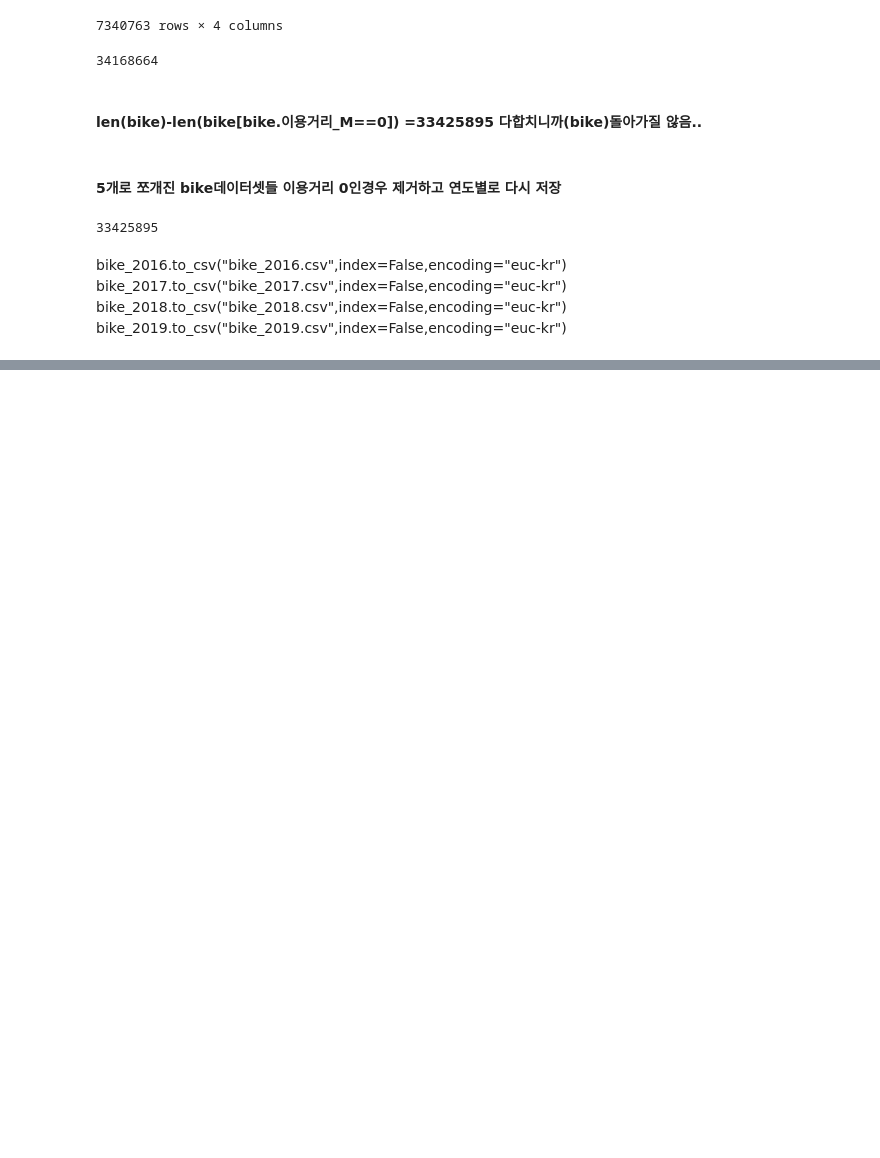
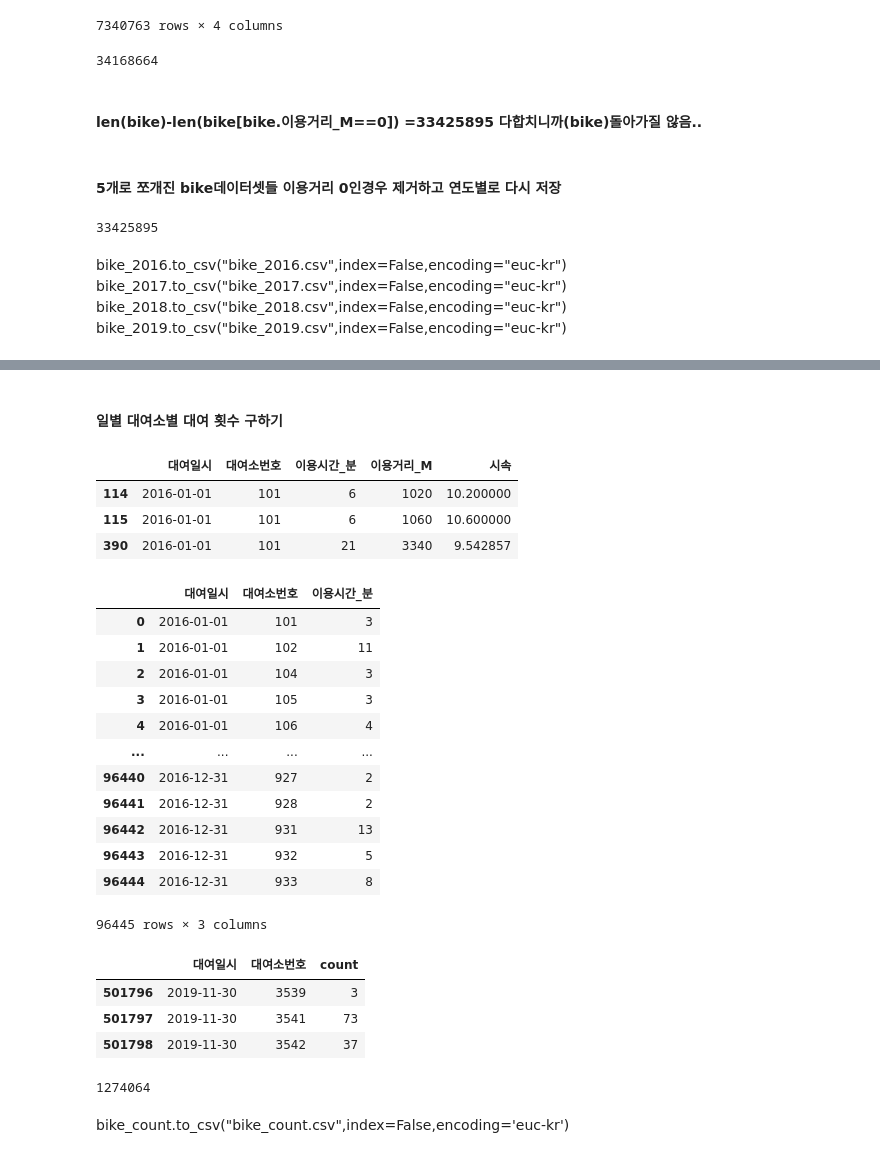
Before and after one commit to Seoheesu1/Regression, a Jupyter notebook: Preprocessing.ipynb, the cells around one changed output, grey strips where cells are left out. Cells and saved outputs as stored; diff of their text form; code cells hidden in the pictures; blank space fills up the shorter version.

```diff
--- a/Preprocessing.ipynb
+++ b/Preprocessing.ipynb
@@ -1513,0 +1579,25 @@ bike_2019.to_csv("bike_2019.csv",index=False,encoding="euc-kr")
+# %% [markdown]
+#### 일별 대여소별 대여 횟수 구하기
+# %%
+bike_2016[(bike_2016.대여일시=='2016-01-01')&(bike_2016.대여소번호==101)]
+# %% [output]
+|  | 대여일시 | 대여소번호 | 이용시간_분 | 이용거리_M | 시속 |
+| 114 | 2016-01-01 | 101 | 6 | 1020 | 10.200000 |
+| 115 | 2016-01-01 | 101 | 6 | 1060 | 10.600000 |
+| 390 | 2016-01-01 | 101 | 21 | 3340 | 9.542857 |
+# %%
+bike_2016.groupby(['대여일시','대여소번호']).count().reset_index().iloc[:,0:3]
+# %% [output]
+|  | 대여일시 | 대여소번호 | 이용시간_분 |
+| 0 | 2016-01-01 | 101 | 3 |
+| 1 | 2016-01-01 | 102 | 11 |
+| 2 | 2016-01-01 | 104 | 3 |
+| 3 | 2016-01-01 | 105 | 3 |
+| 4 | 2016-01-01 | 106 | 4 |
+| ... | ... | ... | ... |
+| 96440 | 2016-12-31 | 927 | 2 |
+| 96441 | 2016-12-31 | 928 | 2 |
+| 96442 | 2016-12-31 | 931 | 13 |
+| 96443 | 2016-12-31 | 932 | 5 |
+| 96444 | 2016-12-31 | 933 | 8 |
+96445 rows × 3 columns
@@ -1513,0 +1614,7 @@ bike_2019.to_csv("bike_2019.csv",index=False,encoding="euc-kr")
+# %%
+bike2019_count.tail(3)
+# %% [output]
+|  | 대여일시 | 대여소번호 | count |
+| 501796 | 2019-11-30 | 3539 | 3 |
+| 501797 | 2019-11-30 | 3541 | 73 |
+| 501798 | 2019-11-30 | 3542 | 37 |
@@ -1513,0 +1625,6 @@ bike_2019.to_csv("bike_2019.csv",index=False,encoding="euc-kr")
+# %%
+len(bike_count)
+# %% [output]
+1274064
+# %% [markdown]
+bike_count.to_csv("bike_count.csv",index=False,encoding='euc-kr')
```
Also changed, not shown: parts of 15 cells of this notebook.
